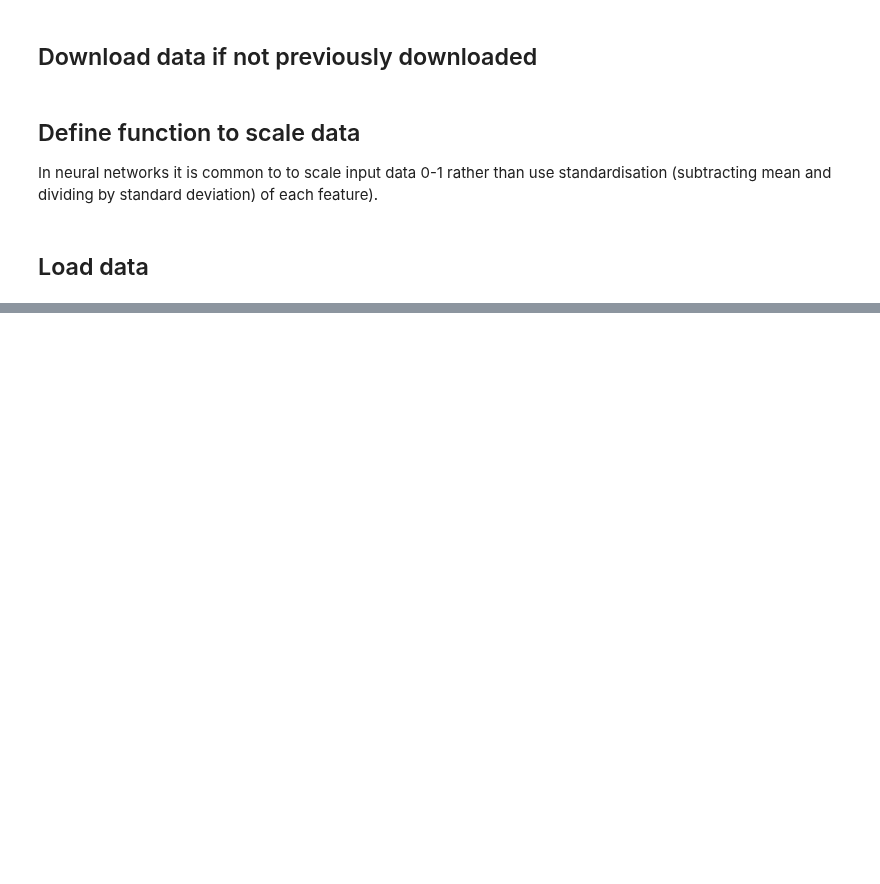
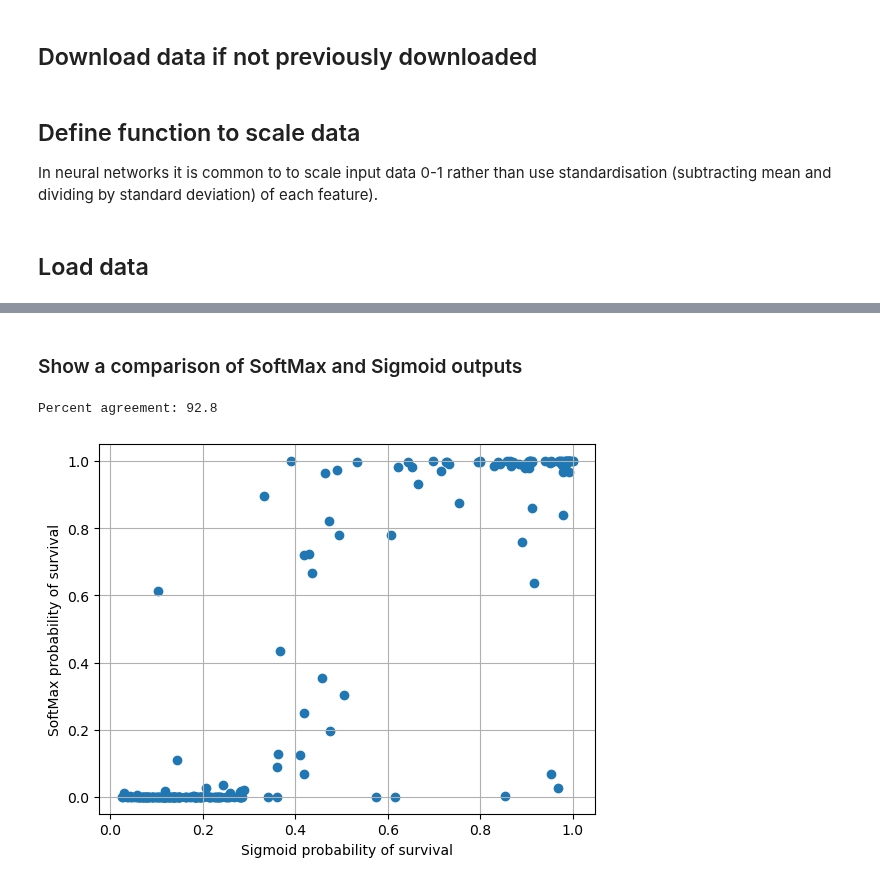
Before and after one commit to MichaelAllen1966/titanic, a Jupyter notebook: 52_pytorch_softmax_sigmoid.ipynb, the cells around one changed output, grey strips where cells are left out. Saved outputs shown, nothing was run; the diff lists cells and outputs as text; code cells hidden in the pictures; blank space fills up the shorter version.

```diff
--- a/52_pytorch_softmax_sigmoid.ipynb
+++ b/52_pytorch_softmax_sigmoid.ipynb
@@ -336,0 +357,19 @@ plt.show()
+# %% [markdown]
+### Show a comparison of SoftMax and Sigmoid outputs
+# %%
+sigmoid_survive = sigmoid_probs >= 0.5
+softmax_survive = softmax_probs >= 0.5
+agreement = np.mean(sigmoid_survive == softmax_survive)
+print (f'Percent agreement: {agreement * 100:0.1f}')
+# %% [output]
+Percent agreement: 92.8
+# %%
+fig = plt.figure()
+ax = fig.add_subplot()
+ax.scatter(sigmoid_probs, softmax_probs)
+ax.grid()
+ax.set_xlabel('Sigmoid probability of survival')
+ax.set_ylabel('SoftMax probability of survival')
+plt.show()
+# %% [output]
+[figure, added]
```
Also changed, not shown: parts of 19 cells of this notebook.
